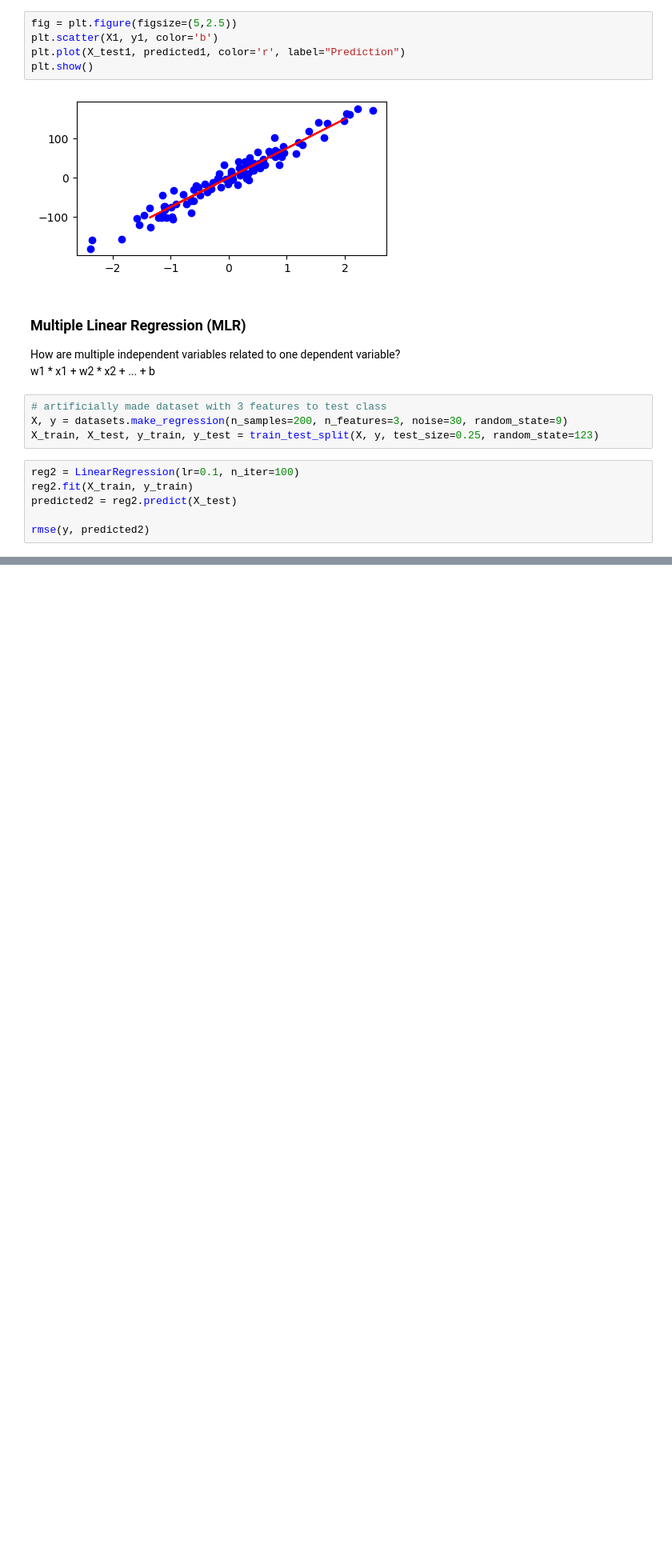
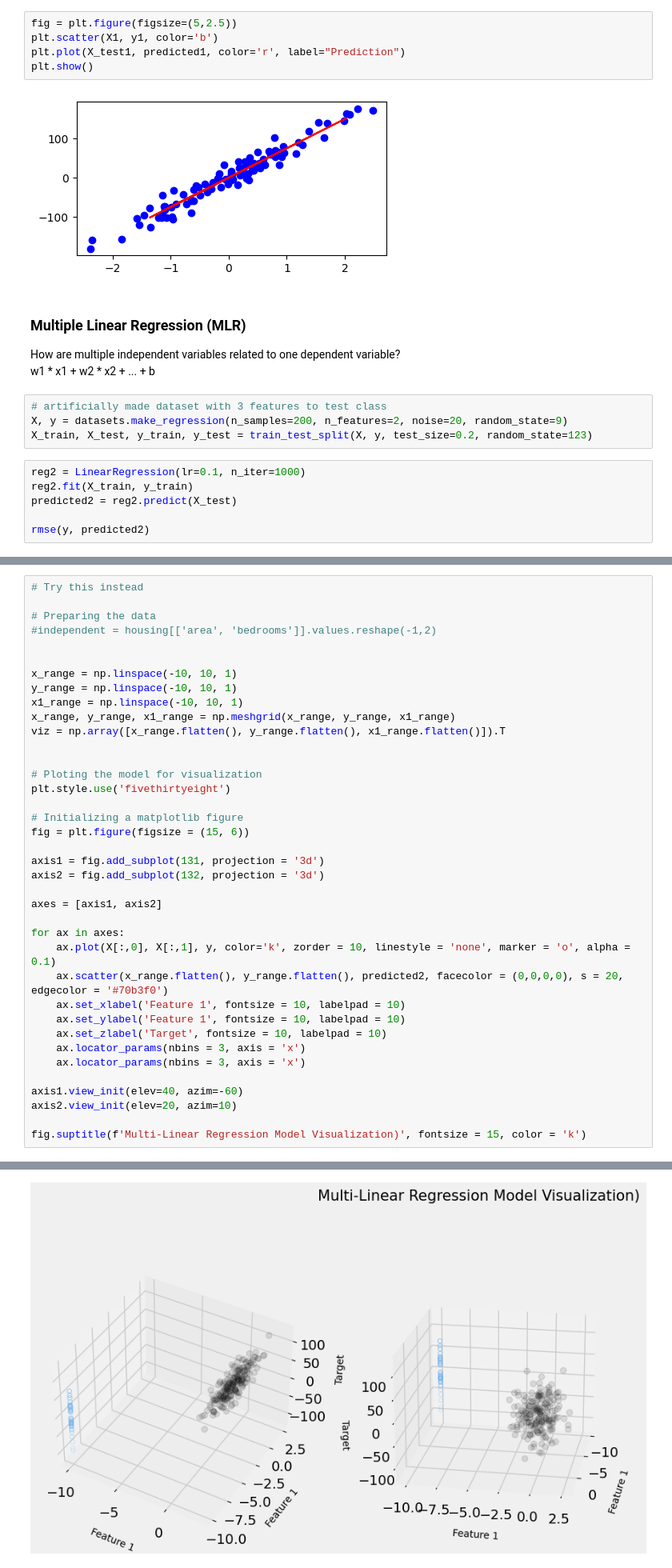
Before and after one commit to katie-hofschen/ml_from_scratch, a Jupyter notebook: LinearRegression.ipynb, the cells around one changed output, grey strips where cells are left out. Shown at 80% size. Cells and saved outputs as stored; diff of their text form; blank space fills up the shorter version.

Commit message:
Testing a visual representation of MLR data and results.

```diff
--- a/LinearRegression.ipynb
+++ b/LinearRegression.ipynb
@@ -138,10 +138,10 @@ How are multiple independent variables related to one dependent variable?
 w1 * x1 + w2 * x2 + ... + b
 # %%
 # artificially made dataset with 3 features to test class
-X, y = datasets.make_regression(n_samples=200, n_features=3, noise=30, random_state=9)
-X_train, X_test, y_train, y_test = train_test_split(X, y, test_size=0.25, random_state=123)
+X, y = datasets.make_regression(n_samples=200, n_features=2, noise=20, random_state=9)
+X_train, X_test, y_train, y_test = train_test_split(X, y, test_size=0.2, random_state=123)
 # %%
-reg2 = LinearRegression(lr=0.1, n_iter=100)
+reg2 = LinearRegression(lr=0.1, n_iter=1000)
 reg2.fit(X_train, y_train)
 predicted2 = reg2.predict(X_test)
 
@@ -150,0 +151,39 @@ rmse(y, predicted2)
+# %%
+# Try this instead
+
+# Preparing the data
+#independent = housing[['area', 'bedrooms']].values.reshape(-1,2)
+
+
+x_range = np.linspace(-10, 10, 1)
+y_range = np.linspace(-10, 10, 1)
+x1_range = np.linspace(-10, 10, 1)
+x_range, y_range, x1_range = np.meshgrid(x_range, y_range, x1_range)
+viz = np.array([x_range.flatten(), y_range.flatten(), x1_range.flatten()]).T
+
+
+# Ploting the model for visualization
+plt.style.use('fivethirtyeight')
+
+# Initializing a matplotlib figure
+fig = plt.figure(figsize = (15, 6))
+
+axis1 = fig.add_subplot(131, projection = '3d')
+axis2 = fig.add_subplot(132, projection = '3d')
+
+axes = [axis1, axis2]
+
+for ax in axes:
+    ax.plot(X[:,0], X[:,1], y, color='k', zorder = 10, linestyle = 'none', marker = 'o', alpha = 0.1)
+    ax.scatter(x_range.flatten(), y_range.flatten(), predicted2, facecolor = (0,0,0,0), s = 20, edgecolor = '#70b3f0')
+    ax.set_xlabel('Feature 1', fontsize = 10, labelpad = 10)
+    ax.set_ylabel('Feature 1', fontsize = 10, labelpad = 10)
+    ax.set_zlabel('Target', fontsize = 10, labelpad = 10)
+    ax.locator_params(nbins = 3, axis = 'x')
+    ax.locator_params(nbins = 3, axis = 'x')
+
+axis1.view_init(elev=40, azim=-60)
+axis2.view_init(elev=20, azim=10)
+
+fig.suptitle(f'Multi-Linear Regression Model Visualization)', fontsize = 15, color = 'k')
+# %% [output]
@@ -150,0 +191 @@ rmse(y, predicted2)
+[figure, added]
```
Also changed, not shown: parts of 2 cells of this notebook.
